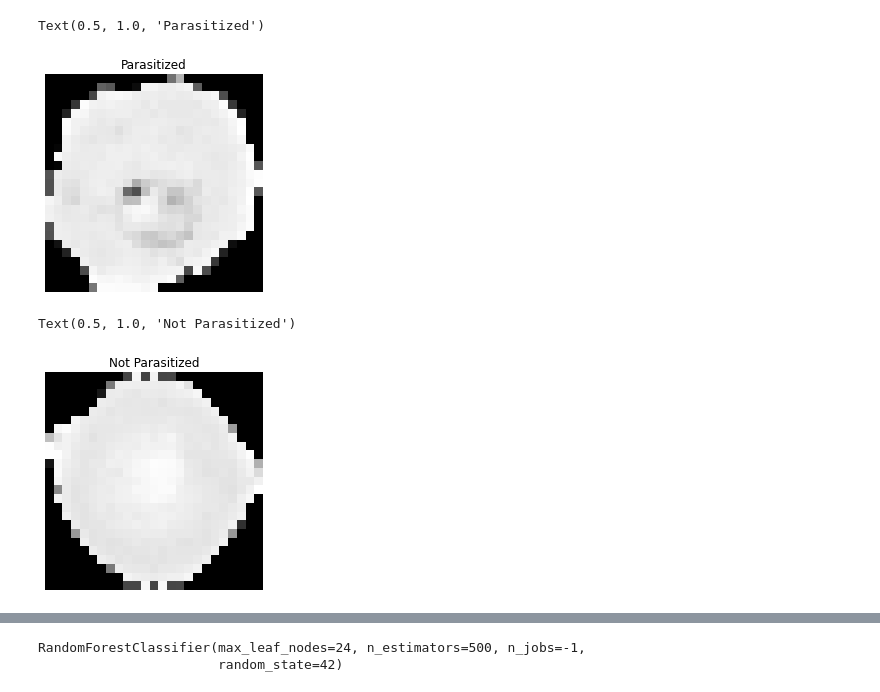
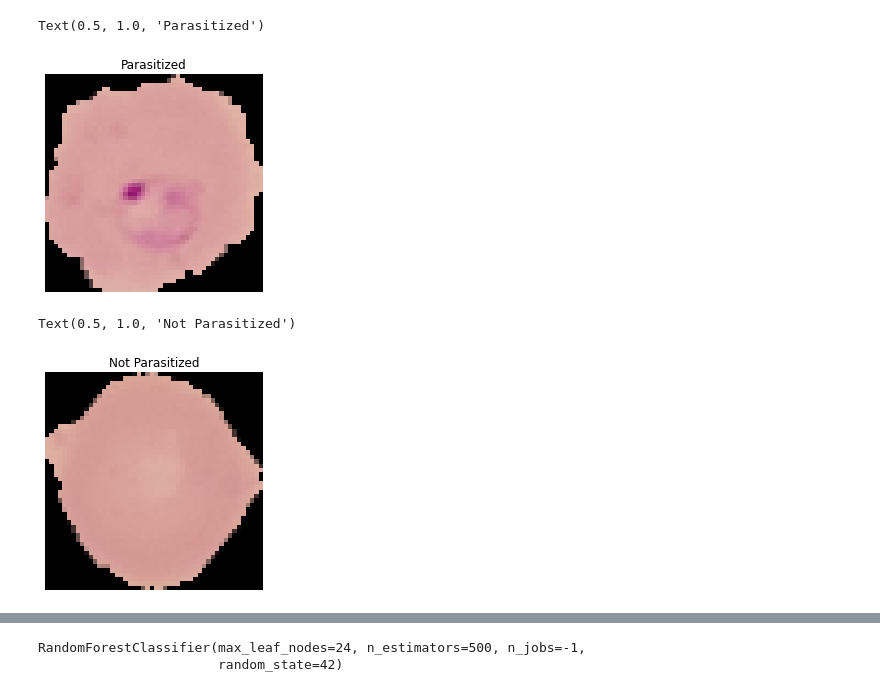
Before and after one commit to EthioAI/Malaria-Cell-Predictor, a Jupyter notebook: main.ipynb, the cells around one changed output, grey strips where cells are left out. Cells and saved outputs as stored; diff of their text form; code cells hidden in the pictures.

```diff
--- a/main.ipynb
+++ b/main.ipynb
@@ -23,17 +24,17 @@ X.shape
 # %%
-plt.imshow(X[y == 1][0].reshape(25,25), cmap="gray")
+plt.imshow(X[y == 1][0])
 plt.axis("off")
 plt.title("Parasitized")
 # %% [output]
 Text(0.5, 1.0, 'Parasitized')
-[figure, old version]
+[figure, new version]
 # %%
-plt.imshow(X[y == 0][0].reshape(25,25), cmap="gray")
+plt.imshow(X[y == 0][0])
 plt.axis("off")
 plt.title("Not Parasitized")
 # %% [output]
 Text(0.5, 1.0, 'Not Parasitized')
-[figure, old version]
+[figure, new version]
 # %%
 unique, count = np.unique(y, return_counts=True)
 plt.figure(figsize=(10,8))
```
Also changed, not shown: parts of 33 cells of this notebook, 3 other files.
